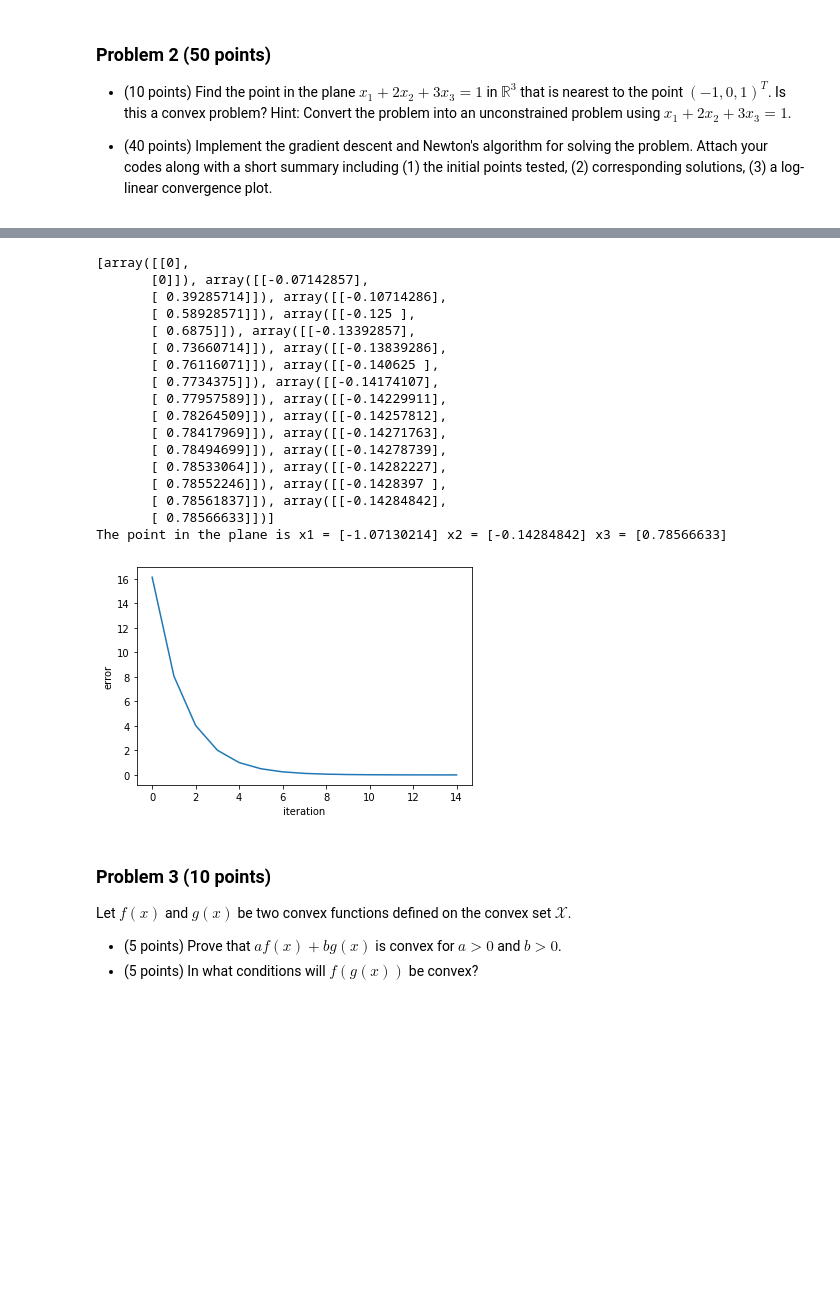
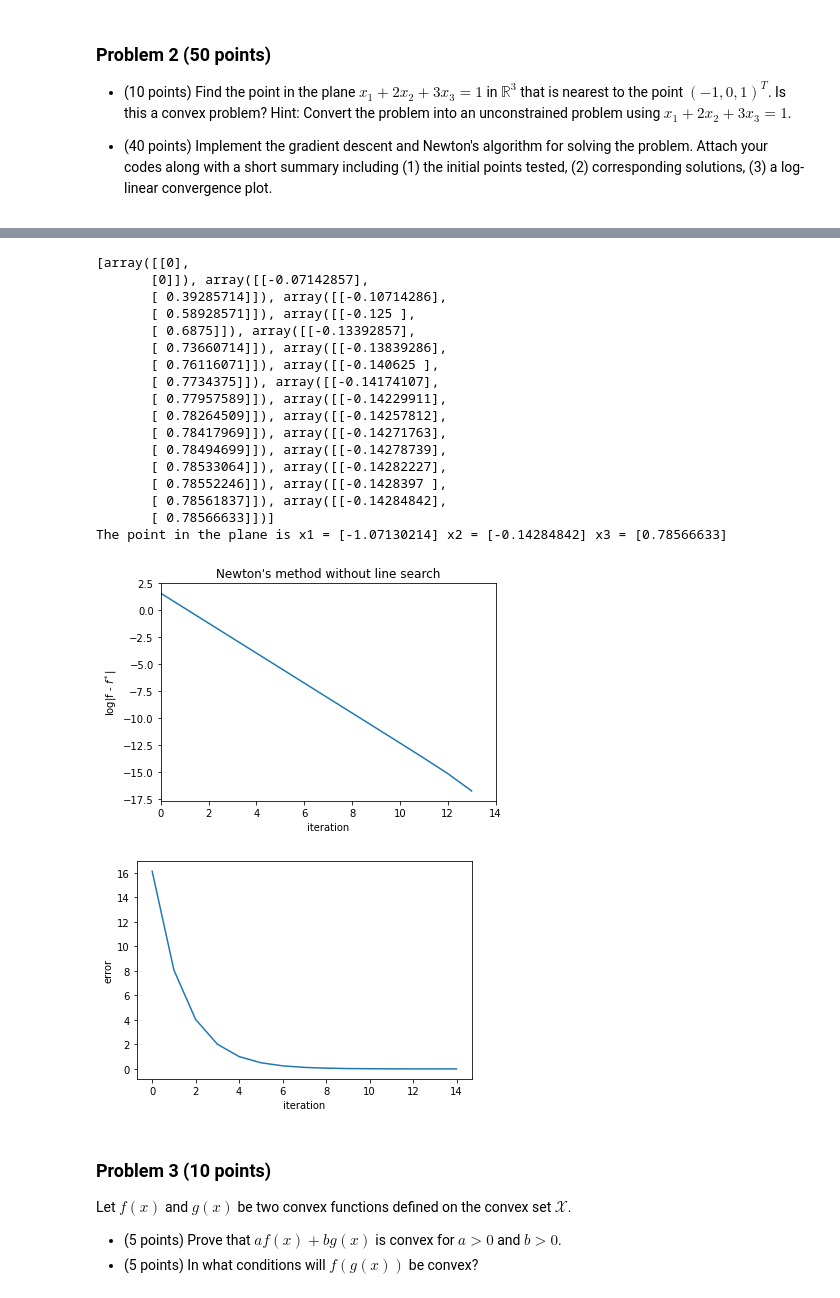
Before and after one commit to dayanbatuofu/MAE-598-Design-Optimization, a Jupyter notebook: Homework 2.ipynb, the cells around one changed output, grey strips where cells are left out. Cells and saved outputs as stored; diff of their text form; code cells hidden in the pictures; blank space fills up the shorter version.

```diff
--- a/Homework 2.ipynb
+++ b/Homework 2.ipynb
@@ -113,6 +124,18 @@ while error >= eps:  # keep searching while gradient norm is larger than eps
 
 print(soln)  # print the search trajectory
 print('The point in the plane is', 'x1 =', 1-2*soln[-1][0]-3*soln[-1][1], 'x2 =', soln[-1][0], 'x3 =', soln[-1][1])
+f_error_list = list()
+for i in range(len(iter_list)):
+    f_error_list.append(np.log(abs(obj(soln[i]) - obj(soln[-1]))))
+
+plt.figure(1)
+plt.plot(iter_list, f_error_list)
+plt.xlabel('iteration')
+plt.ylabel('log|f - $f^*$|')
+plt.title('Gradient descent with line search')
+plt.show()
+
+plt.figure(2)
 plt.plot(iter_list, error_list)
 plt.xlabel('iteration')
 plt.ylabel('error')
@@ -167,34 +191,48 @@ while error >= eps:  # keep searching while gradient norm is larger than eps
     soln.append(x)
     error = np.linalg.norm(grad(x), ord=2)
     iter += 1
     error_list.append(error)
     iter_list.append(iter)
 
 print(soln)  # print the search trajectory
 print('The point in the plane is', 'x1 =', 1-2*soln[-1][0]-3*soln[-1][1], 'x2 =', soln[-1][0], 'x3 =', soln[-1][1])
+f_error_list = list()
+for i in range(len(iter_list)):
+    f_error_list.append(np.log(abs(obj(soln[i]) - obj(soln[-1]))))
+
+plt.figure(1)
+plt.plot(iter_list, f_error_list)
+plt.xlabel('iteration')
+plt.xlim(0, 14)
+plt.ylabel('log|f - $f^*$|')
+plt.title('''Newton's method without line search''')
+plt.show()
+
+plt.figure(2)
 plt.plot(iter_list, error_list)
 plt.xlabel('iteration')
 plt.ylabel('error')
 plt.show()
 # %% [output]
 [array([[0],
        [0]]), array([[-0.07142857],
        [ 0.39285714]]), array([[-0.10714286],
        [ 0.58928571]]), array([[-0.125 ],
        [ 0.6875]]), array([[-0.13392857],
        [ 0.73660714]]), array([[-0.13839286],
        [ 0.76116071]]), array([[-0.140625 ],
        [ 0.7734375]]), array([[-0.14174107],
        [ 0.77957589]]), array([[-0.14229911],
        [ 0.78264509]]), array([[-0.14257812],
        [ 0.78417969]]), array([[-0.14271763],
        [ 0.78494699]]), array([[-0.14278739],
        [ 0.78533064]]), array([[-0.14282227],
        [ 0.78552246]]), array([[-0.1428397 ],
        [ 0.78561837]]), array([[-0.14284842],
        [ 0.78566633]])]
 The point in the plane is x1 = [-1.07130214] x2 = [-0.14284842] x3 = [0.78566633]
-[figure, old version]
+[figure, new version]
+[figure, added]
 # %% [markdown]
 ### Problem 3 (10 points)
 Let $f(x)$ and $g(x)$ be two convex functions defined on the convex set $\mathcal{X}$.
```
Also changed, not shown: parts of 4 cells of this notebook.
